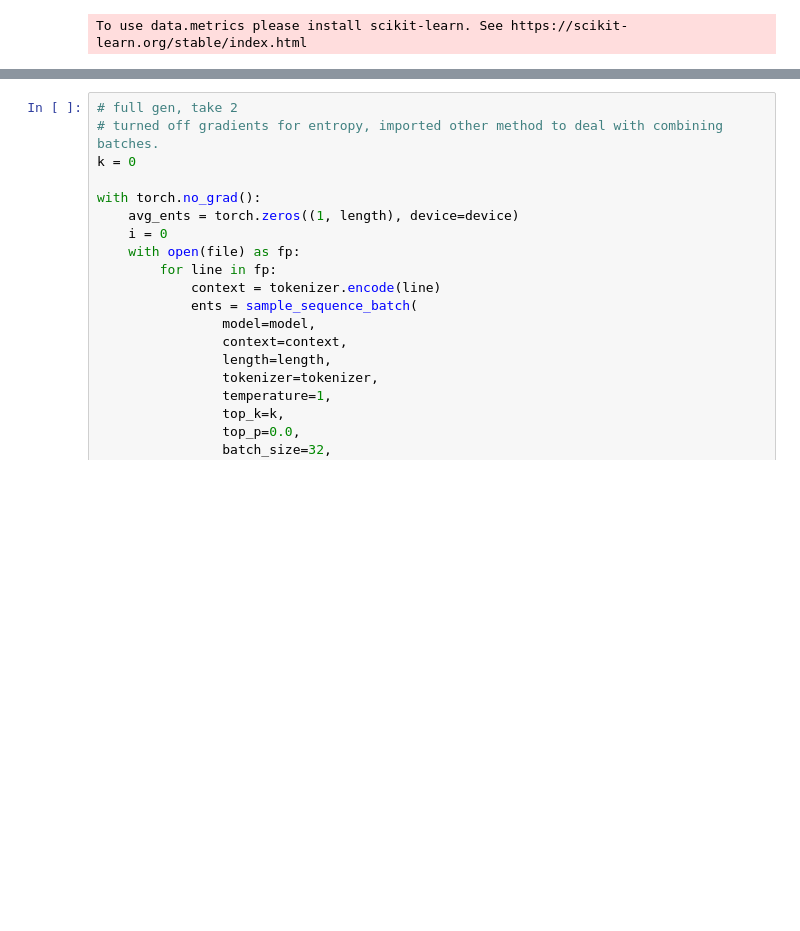
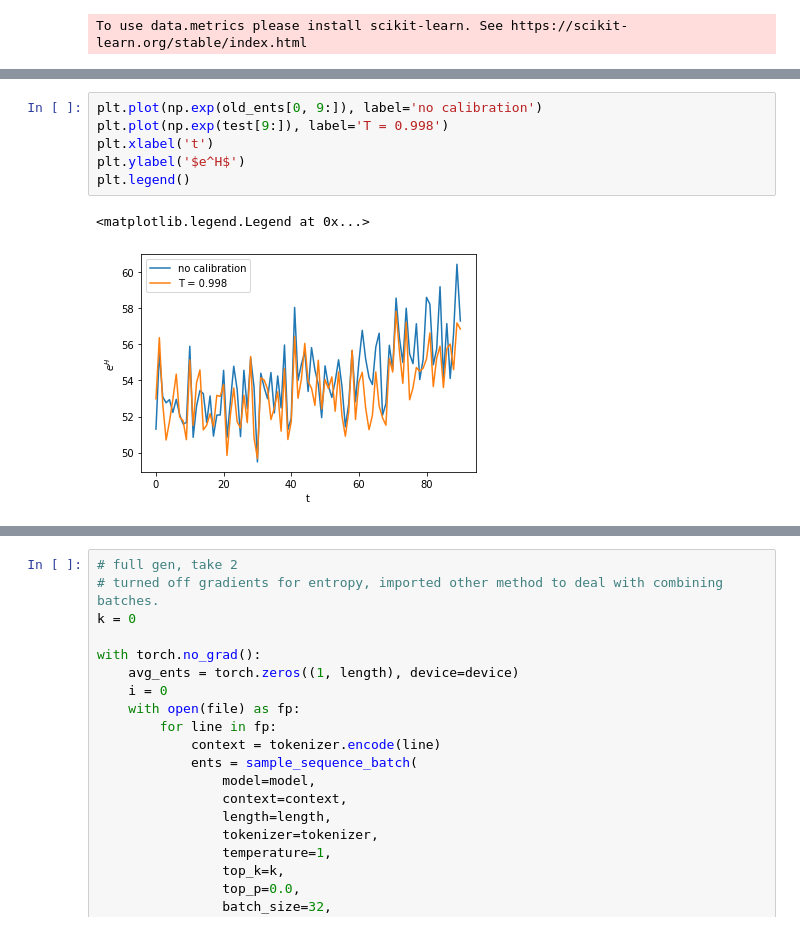
Before and after one commit to mikkyhu/transformers, a Jupyter notebook: notebooks/122819.ipynb, the cells around one changed output, grey strips where cells are left out. Drawn from its saved outputs; the diff is of its cells as text; blank space fills up the shorter version.

```diff
--- a/notebooks/122819.ipynb
+++ b/notebooks/122819.ipynb
@@ -66,0 +192,9 @@ length = 100
+# %%
+plt.plot(np.exp(old_ents[0, 9:]), label='no calibration')
+plt.plot(np.exp(test[9:]), label='T = 0.998')
+plt.xlabel('t')
+plt.ylabel('$e^H$')
+plt.legend()
+# %% [output]
+<matplotlib.legend.Legend at 0x...>
+[figure, added]
```
Also changed, not shown: parts of 17 cells of this notebook, 17 other files.
